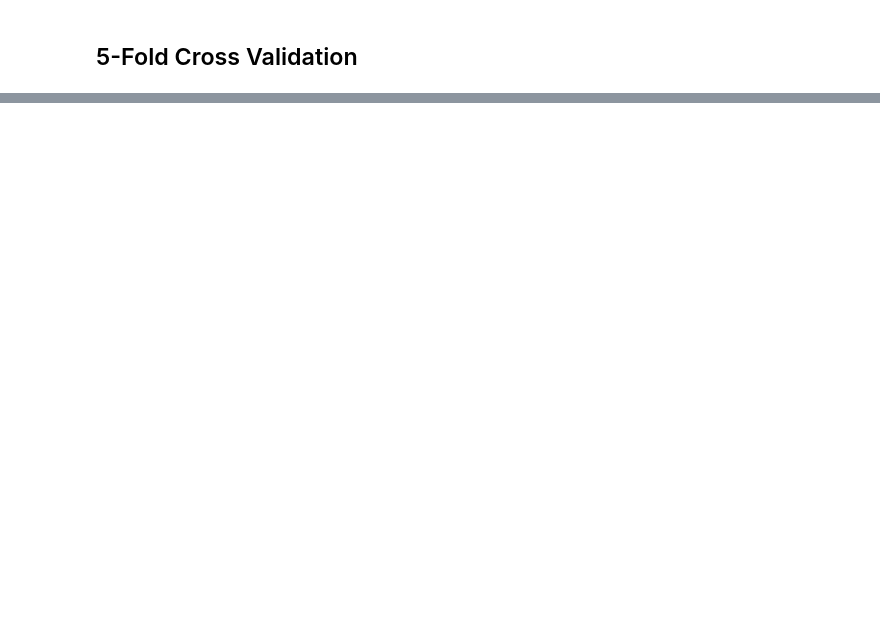
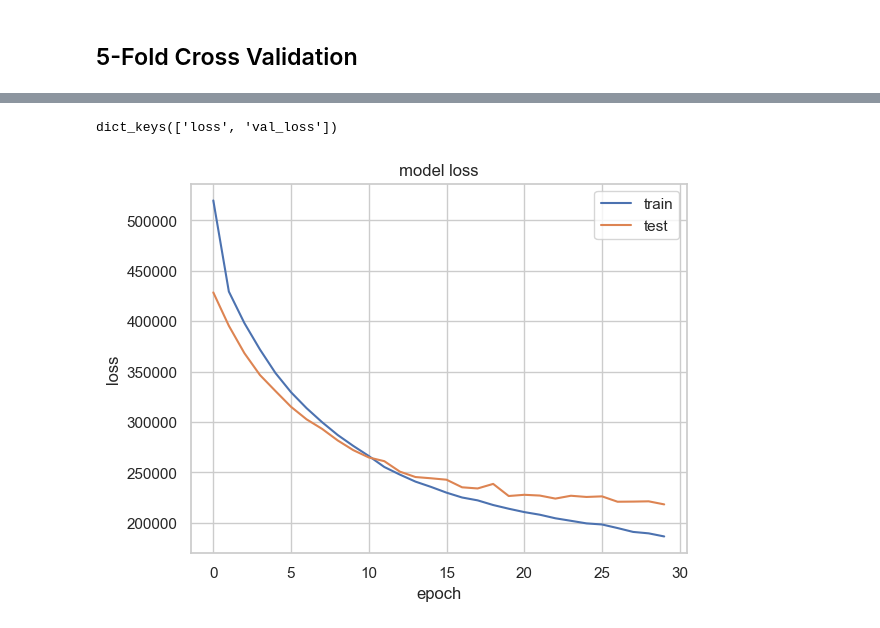
Before and after one commit to sagebhardt/forecast-AI-ynk, a Jupyter notebook: ML_forecast_YNK.ipynb, the cells around one changed output, grey strips where cells are left out. Saved outputs shown, nothing was run; the diff lists cells and outputs as text; code cells hidden in the pictures; blank space fills up the shorter version.

Commit message:
Working models with results

```diff
--- a/ML_forecast_YNK.ipynb
+++ b/ML_forecast_YNK.ipynb
@@ -539,0 +438,29 @@ Finished
+# %%
+# Neural Network regression
+from keras.models import Sequential
+from keras.layers import Dense
+from keras.wrappers.scikit_learn import KerasRegressor
+from sklearn.model_selection import cross_val_score
+from sklearn.model_selection import KFold
+from sklearn.preprocessing import StandardScaler
+from keras import backend as K
+
+def root_mean_squared_error(y_true, y_pred):
+        return K.sqrt(K.mean(K.square(y_pred - y_true)))
+
+# create model
+model = Sequential()
+model.add(Dense(1000, input_dim=featNames.size, kernel_initializer='normal', activation='relu'))
+model.add(Dense(100, kernel_initializer='normal', activation='relu'))
+model.add(Dense(50, kernel_initializer='normal', activation='relu'))
+model.add(Dense(1, kernel_initializer='normal'))
+# Compile model
+model.compile(loss = root_mean_squared_error, optimizer='adam')
+
+print(model.summary())
+print('Stay tuned, we are now training the model ...')
+
+history = model.fit(X_train, y_train, epochs = 30, verbose = True, validation_data=(X_test, y_test))
+preds = model.predict(X_test)
+preds = preds.reshape(preds.shape[0], )
+print('RMSE =', rmse(y_test,preds))
@@ -539,0 +510,16 @@ Finished
+# %%
+# list all data in history
+print(history.history.keys())
+# %% [output]
+dict_keys(['loss', 'val_loss'])
+# %%
+#plot loss vs epoch
+plt.plot(history.history['loss'])
+plt.plot(history.history['val_loss'])
+plt.title('model loss')
+plt.ylabel('loss')
+plt.xlabel('epoch')
+plt.legend(['train', 'test'], loc='upper right')
+plt.show()
+# %% [output]
+[figure, added]
```
Also changed, not shown: parts of 30 cells of this notebook, 4 other files.
